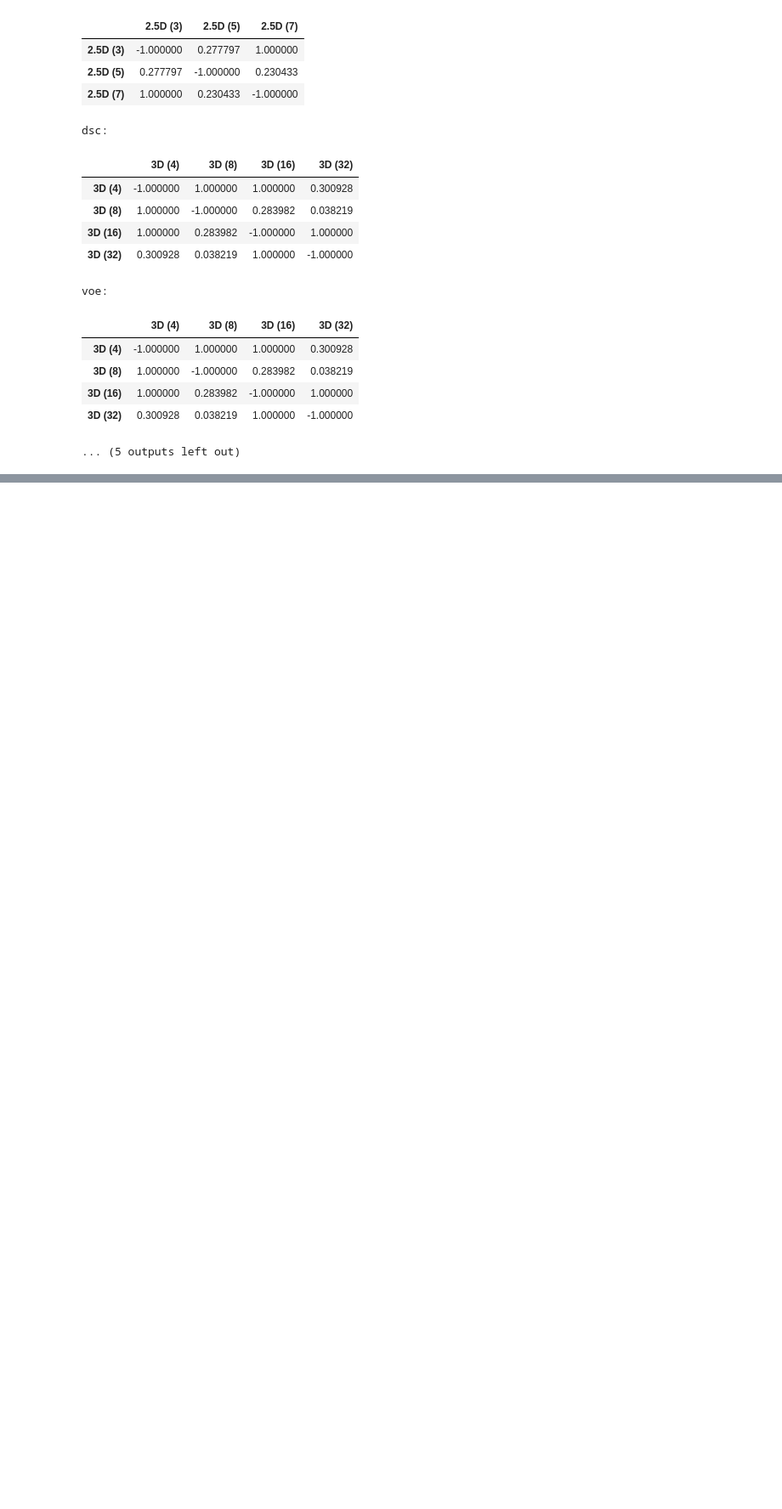
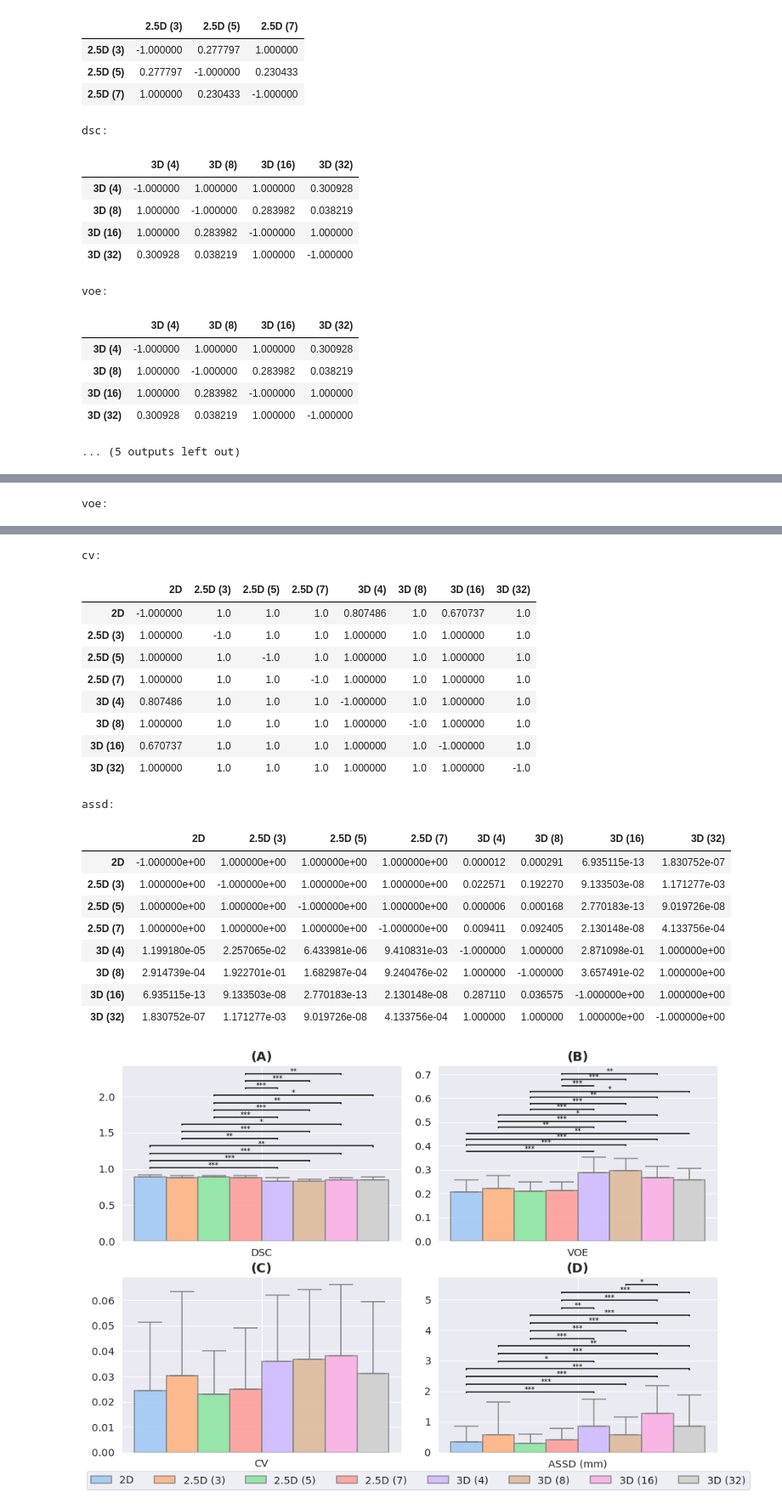
Before and after one commit to ad12/MedSegPy, a Jupyter notebook: analysis/vol_analysis.ipynb, the cells around one changed output, grey strips where cells are left out. Shown: that part at 85% size. Drawn from its saved outputs; the diff is of its cells as text; code cells hidden in the pictures; blank space fills up the shorter version.

```diff
--- a/analysis/vol_analysis.ipynb
+++ b/analysis/vol_analysis.ipynb
@@ -217,6 +217,14 @@ plt.savefig(os.path.join(data_folder, 'supp-vol-droid-split.png'), dpi=800)
 # %%
 fig, axs = plt.subplots(2, 2, figsize=(20, 12), sharey='row', sharex='row')
 plt.subplots_adjust(wspace=0.05, hspace=0.3)
+fsize = 22
+params = {'legend.fontsize': fsize*0.8,
+          'axes.labelsize': fsize*0.8,
+          'axes.titlesize':fsize,
+          'xtick.labelsize':fsize*0.8,
+          'ytick.labelsize':fsize*0.8,
+          'savefig.dpi': 1000}
+sns.set(palette='pastel', rc=params)
 
 # 2.5D bar graph
 ax = axs[0][0]
@@ -225,6 +233,7 @@ volumes_25d_names = VOLUMES['keys'][1:4]
 cpal_25d = sns.color_palette("muted", 8)[1:4]
 
 bar_graph_kwargs = {'spacing': 1.0, 'sig_marker_size': 15, 'cpal': cpal_pastel[1:4], 'ax': ax}
+leg_bbox_format = (0.5, -0.27)
 
 pmats_vol = stats.kruskal_dunn_analysis(volumes_25d,
                                         volumes_25d_names)
@@ -232,7 +241,7 @@ pmats_vol = stats.kruskal_dunn_analysis(volumes_25d,
 autils.compare_metrics(volumes_25d,
                        volumes_25d_names, metrics=('dsc', 'voe', 'cv', 'assd'),
                        p_sig_matrix=pmats_vol, **bar_graph_kwargs)
-ax.legend(loc='lower center', bbox_to_anchor= (0.5, -0.22), ncol=len(VOLUMES['keys']))
+ax.legend(loc='lower center', bbox_to_anchor= leg_bbox_format, ncol=len(VOLUMES['keys']))
 
 # 3D bar graph
 ax = axs[0][1]
@@ -241,12 +250,12 @@ volume_3d_names = VOLUMES['keys'][4:]
 pmats_vol = stats.kruskal_dunn_analysis(volumes_3d,
                                         volume_3d_names)
 
-bar_graph_kwargs = {'spacing': 1.0, 'sig_marker_size': 15, 'cpal': cpal_pastel[4:], 'ax': ax}
+bar_graph_kwargs = {'spacing': 0.5, 'sig_marker_size': 18, 'cpal': cpal_pastel[4:], 'ax': ax}
 
 autils.compare_metrics(volumes_3d,
                        volume_3d_names, metrics=('dsc', 'voe', 'cv', 'assd'),
                        p_sig_matrix=pmats_vol, **bar_graph_kwargs)
-ax.legend(loc='lower center', bbox_to_anchor= (0.5, -0.22), ncol=len(VOLUMES['keys']))
+ax.legend(loc='lower center', bbox_to_anchor= leg_bbox_format, ncol=len(VOLUMES['keys']))
 
 # dROId plots
 VOLUMES = {'keys': ['2D', '2.5D (3)', '2.5D (5)', '2.5D (7)', '3D (4)', '3D (8)', '3D (16)', '3D (32)'],
@@ -267,8 +276,9 @@ axs[1][1].set_ylabel('')
 
 titles = ['(A)', '(B)', '(C)', '(D)']
 for ind, ax in enumerate(axs.flatten()):
-    ax.set_title(titles[ind])
-plt.savefig(os.path.join(data_folder, 'paper-vol-extended.png'), dpi=800)
+    ax.set_title(titles[ind], fontweight="bold")
+plt.subplots_adjust(hspace=0.4)
+plt.savefig(os.path.join(data_folder, 'paper-vol-extended.png'), dpi=1000)
 # %% [output]
 dsc:
 |  | 2.5D (3) | 2.5D (5) | 2.5D (7) |
@@ -303,3 +313,41 @@ voe:
 | 3D (16) | 1.000000 | 0.283982 | -1.000000 | 1.000000 |
 | 3D (32) | 0.300928 | 0.038219 | 1.000000 | -1.000000 |
 ... (5 outputs left out)
+# %%
+# Analyze all volumetric experiments compared to each other
+fsize = 22
+params = {'legend.fontsize': fsize*0.8,
+          'axes.labelsize': fsize*0.8,
+          'axes.titlesize':fsize,
+          'xtick.labelsize':fsize*0.8,
+          'ytick.labelsize':fsize*0.8,
+          'savefig.dpi': 1000}
+
+volumes_all = [VOLUME_2D, VOLUME_2_5D_3, VOLUME_2_5D_5, VOLUME_2_5D_7,
+               VOLUME_3D_4, VOLUME_3D_8, VOLUME_3D_16, VOLUME_3D_32]
+pmats_vol = stats.kruskal_dunn_analysis(volumes_all,
+                                        VOLUMES['keys'])
+
+bar_graph_kwargs = {'spacing': 0.5, 'sig_marker_size': 10, 'cpal': cpal_pastel}
+matplotlib.rcParams['figure.figsize'] = [15.0, 8.0]
+fig, axs = plt.subplots(2, 2, figsize=(15, 10))
+axs = axs.flatten()
+autils.compare_metrics(volumes_all,
+                       VOLUMES['keys'], metrics=('dsc', ), p_sig_matrix=[pmats_vol[0]], ax=axs[0],
+                       **bar_graph_kwargs)
+autils.compare_metrics(volumes_all,
+                       VOLUMES['keys'], metrics=('voe',), p_sig_matrix=[pmats_vol[1]], ax=axs[1],
+                       **bar_graph_kwargs)
+autils.compare_metrics(volumes_all,
+                       VOLUMES['keys'], metrics=('cv',), p_sig_matrix=[pmats_vol[2]], ax=axs[2],
+                       **bar_graph_kwargs)
+autils.compare_metrics(volumes_all,
+                       VOLUMES['keys'], metrics=('assd',), p_sig_matrix=[pmats_vol[3]], ax=axs[3],
+                       **bar_graph_kwargs)
+axs[3].legend(loc='lower center', bbox_to_anchor= (-0.07, -0.24), ncol=len(VOLUMES['keys']))
+plt.subplots_adjust(hspace=0.2, wspace=0.13)
+titles = ['(A)', '(B)', '(C)', '(D)']
+for ind, ax in enumerate(axs.flatten()):
+    ax.set_title(titles[ind], fontweight="bold")
+plt.savefig(os.path.join(data_folder, 'supp-vol-bar-total-all.png'), dpi=1000)
+# %% [output]
@@ -305,0 +364 @@ voe:
+voe:
@@ -305,0 +374,21 @@ voe:
+cv:
+|  | 2D | 2.5D (3) | 2.5D (5) | 2.5D (7) | 3D (4) | 3D (8) | 3D (16) | 3D (32) |
+| 2D | -1.000000 | 1.0 | 1.0 | 1.0 | 0.807486 | 1.0 | 0.670737 | 1.0 |
+| 2.5D (3) | 1.000000 | -1.0 | 1.0 | 1.0 | 1.000000 | 1.0 | 1.000000 | 1.0 |
+| 2.5D (5) | 1.000000 | 1.0 | -1.0 | 1.0 | 1.000000 | 1.0 | 1.000000 | 1.0 |
+| 2.5D (7) | 1.000000 | 1.0 | 1.0 | -1.0 | 1.000000 | 1.0 | 1.000000 | 1.0 |
+| 3D (4) | 0.807486 | 1.0 | 1.0 | 1.0 | -1.000000 | 1.0 | 1.000000 | 1.0 |
+| 3D (8) | 1.000000 | 1.0 | 1.0 | 1.0 | 1.000000 | -1.0 | 1.000000 | 1.0 |
+| 3D (16) | 0.670737 | 1.0 | 1.0 | 1.0 | 1.000000 | 1.0 | -1.000000 | 1.0 |
+| 3D (32) | 1.000000 | 1.0 | 1.0 | 1.0 | 1.000000 | 1.0 | 1.000000 | -1.0 |
+assd:
+|  | 2D | 2.5D (3) | 2.5D (5) | 2.5D (7) | 3D (4) | 3D (8) | 3D (16) | 3D (32) |
+| 2D | -1.000000e+00 | 1.000000e+00 | 1.000000e+00 | 1.000000e+00 | 0.000012 | 0.000291 | 6.935115e-13 | 1.830752e-07 |
+| 2.5D (3) | 1.000000e+00 | -1.000000e+00 | 1.000000e+00 | 1.000000e+00 | 0.022571 | 0.192270 | 9.133503e-08 | 1.171277e-03 |
+| 2.5D (5) | 1.000000e+00 | 1.000000e+00 | -1.000000e+00 | 1.000000e+00 | 0.000006 | 0.000168 | 2.770183e-13 | 9.019726e-08 |
+| 2.5D (7) | 1.000000e+00 | 1.000000e+00 | 1.000000e+00 | -1.000000e+00 | 0.009411 | 0.092405 | 2.130148e-08 | 4.133756e-04 |
+| 3D (4) | 1.199180e-05 | 2.257065e-02 | 6.433981e-06 | 9.410831e-03 | -1.000000 | 1.000000 | 2.871098e-01 | 1.000000e+00 |
+| 3D (8) | 2.914739e-04 | 1.922701e-01 | 1.682987e-04 | 9.240476e-02 | 1.000000 | -1.000000 | 3.657491e-02 | 1.000000e+00 |
+| 3D (16) | 6.935115e-13 | 9.133503e-08 | 2.770183e-13 | 2.130148e-08 | 0.287110 | 0.036575 | -1.000000e+00 | 1.000000e+00 |
+| 3D (32) | 1.830752e-07 | 1.171277e-03 | 9.019726e-08 | 4.133756e-04 | 1.000000 | 1.000000 | 1.000000e+00 | -1.000000e+00 |
+[figure, added]
```
Also changed, not shown: parts of 2 cells of this notebook, 2 other files.
